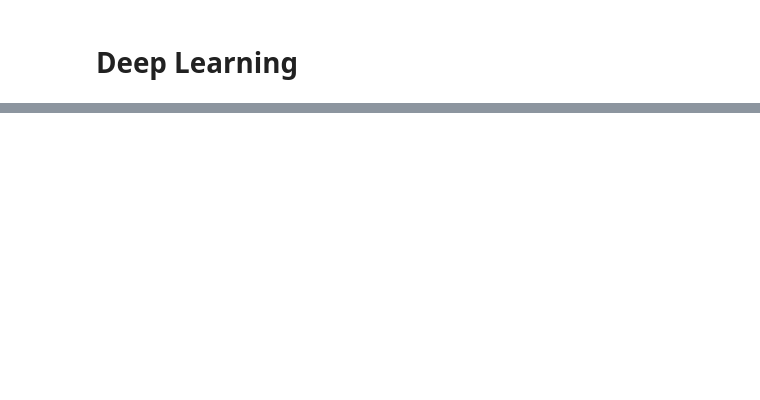
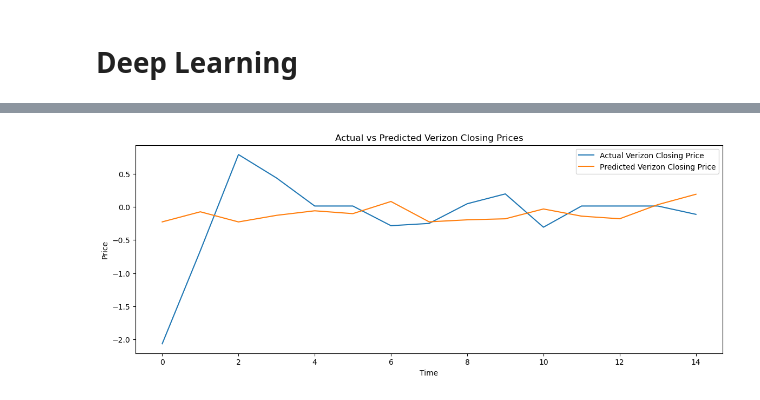
Before and after one commit to tacotuesday/time-series-stock-forecasting, a Jupyter notebook: 03-deep-learning/notebooks/deep-learning.ipynb, the cells around one changed output, grey strips where cells are left out. Cells and saved outputs as stored; diff of their text form; code cells hidden in the pictures; blank space fills up the shorter version.

```diff
--- a/03-deep-learning/notebooks/deep-learning.ipynb
+++ b/03-deep-learning/notebooks/deep-learning.ipynb
@@ -79,0 +594,16 @@ v_X_test = v_X_test.reshape(v_X_test.shape[0], v_X_test.shape[1], n_features)
+# %%
+# Create the Optuna study for Verizon
+study_v = optuna.create_study(
+    direction="minimize", study_name="SimpleRNN_V Hyperparameter Optimization"
+)
+study_v.optimize(objective_v, n_trials=50, timeout=600)  # Adjust as needed
+
+# Display the best trial for Verizon
+print("Number of finished trials for Verizon: ", len(study_v.trials))
+print("Best trial for Verizon:")
+trial_v = study_v.best_trial
+
+print("  Value: {}".format(trial_v.value))
+print("  Params: ")
+for key, value in trial_v.params.items():
+    print("    {}: {}".format(key, value))
@@ -79,0 +702,18 @@ v_X_test = v_X_test.reshape(v_X_test.shape[0], v_X_test.shape[1], n_features)
+# %%
+# Make predictions on test data
+y_pred_best = final_model.predict(X_val_best)
+
+# Inverse transform the scaled data
+v_y_test_actual = scaler_v.inverse_transform(y_val_best.reshape(-1, 1))
+v_y_pred_actual = scaler_v.inverse_transform(y_pred_best)
+
+# Plot the results
+plt.figure(figsize=(14, 5))
+plt.plot(v_y_test_actual, label="Actual Verizon Closing Price")
+plt.plot(v_y_pred_actual, label="Predicted Verizon Closing Price")
+plt.title("Actual vs Predicted Verizon Closing Prices")
+plt.xlabel("Time")
+plt.ylabel("Price")
+plt.legend()
+plt.show()
+# %% [output]
@@ -79,0 +721 @@ v_X_test = v_X_test.reshape(v_X_test.shape[0], v_X_test.shape[1], n_features)
+[figure, added]
```
Also changed, not shown: parts of 23 cells of this notebook.
